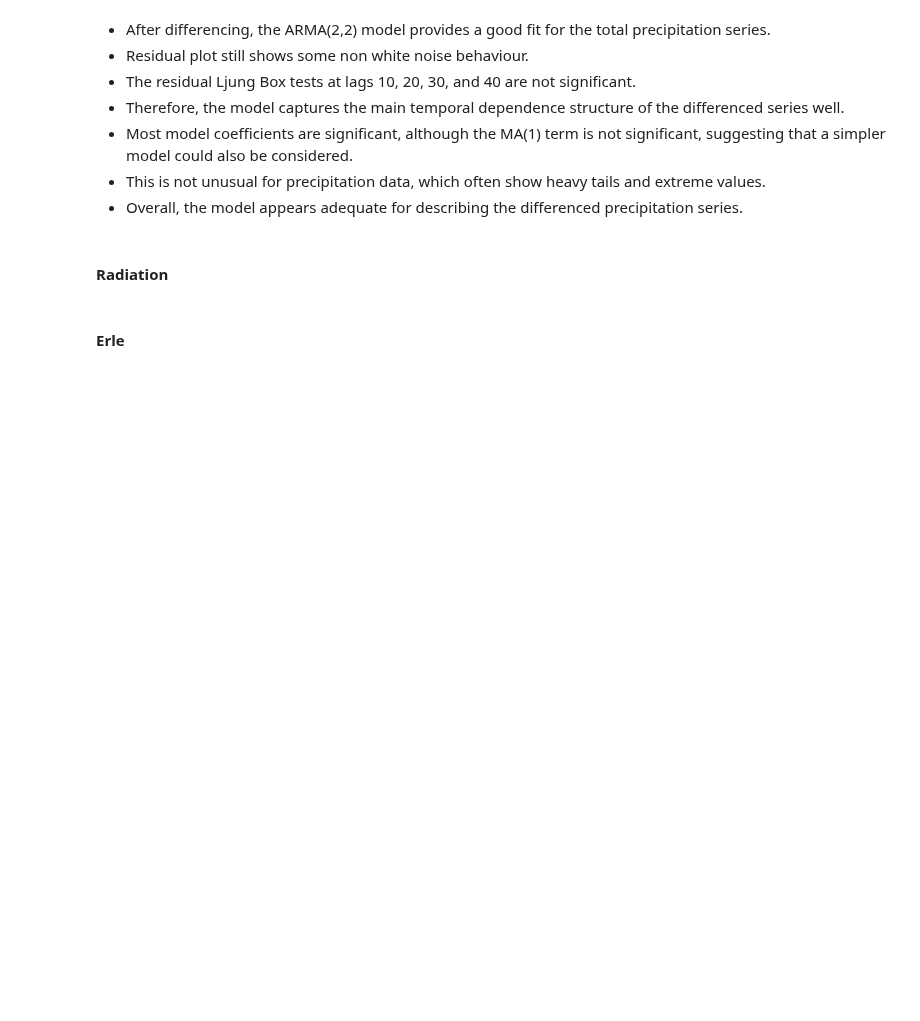
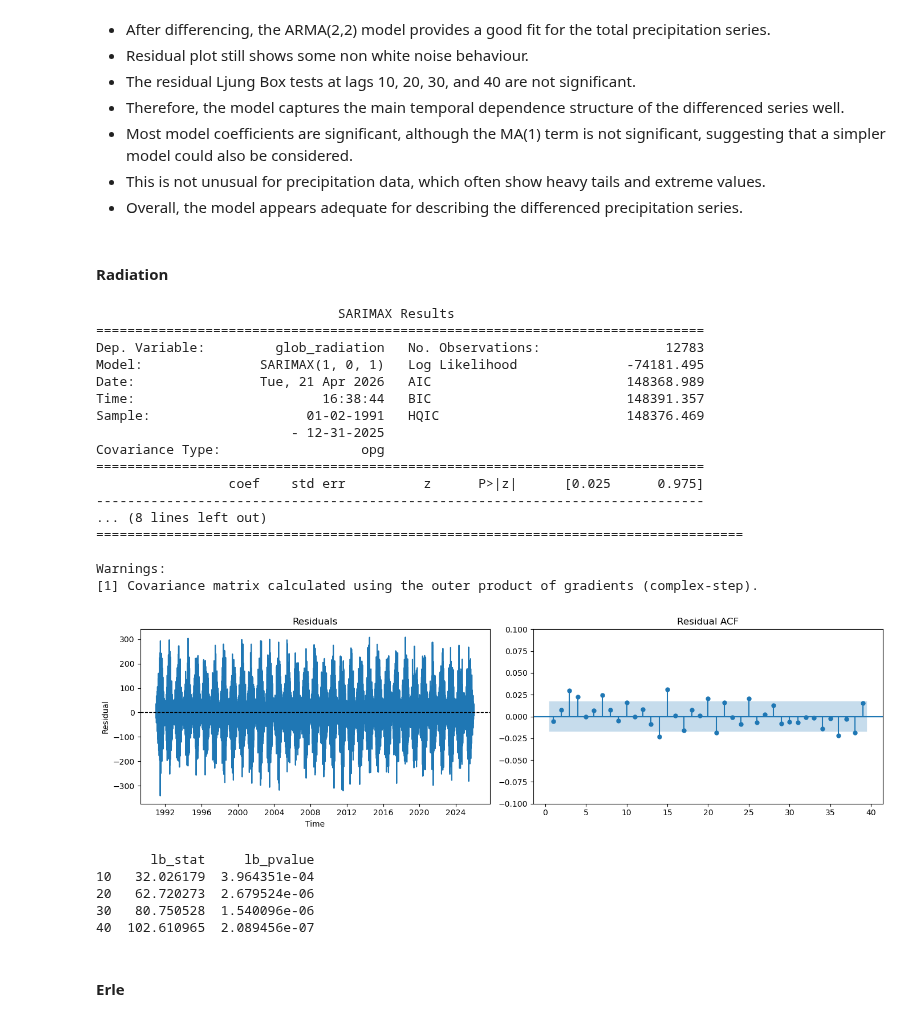
Before and after one commit to lnhrnndz/ESC403-Intro-to-Data-Science-Project, a Jupyter notebook: 03 TimeSeries.ipynb, the cells around one changed output. Cells and saved outputs as stored; diff of their text form; code cells hidden in the pictures; blank space fills up the shorter version.

```diff
--- a/03 TimeSeries.ipynb
+++ b/03 TimeSeries.ipynb
@@ -539,6 +541,37 @@ Warnings:
 - Overall, the model appears adequate for describing the differenced precipitation series.
 # %% [markdown]
 #### Radiation
+# %%
+y = sarima_df["glob_radiation"].diff().diff(365).dropna()
+
+model = SARIMAX(y, order=(1, 0, 1))
+res = model.fit()
+print(res.summary())
+lb_table = residual_diagnostics(res)
+# %% [output]
+                               SARIMAX Results
+==============================================================================
+Dep. Variable:         glob_radiation   No. Observations:                12783
+Model:               SARIMAX(1, 0, 1)   Log Likelihood              -74181.495
+Date:                Tue, 21 Apr 2026   AIC                         148368.989
+Time:                        16:38:44   BIC                         148391.357
+Sample:                    01-02-1991   HQIC                        148376.469
+                         - 12-31-2025
+Covariance Type:                  opg
+==============================================================================
+                 coef    std err          z      P>|z|      [0.025      0.975]
+------------------------------------------------------------------------------
+... (8 lines left out)
+===================================================================================
+
+Warnings:
+[1] Covariance matrix calculated using the outer product of gradients (complex-step).
+[figure, added]
+       lb_stat     lb_pvalue
+10   32.026179  3.964351e-04
+20   62.720273  2.679524e-06
+30   80.750528  1.540096e-06
+40  102.610965  2.089456e-07
 # %% [markdown]
 #### Erle
 # %%
```
Also changed, not shown: parts of 4 cells of this notebook.
